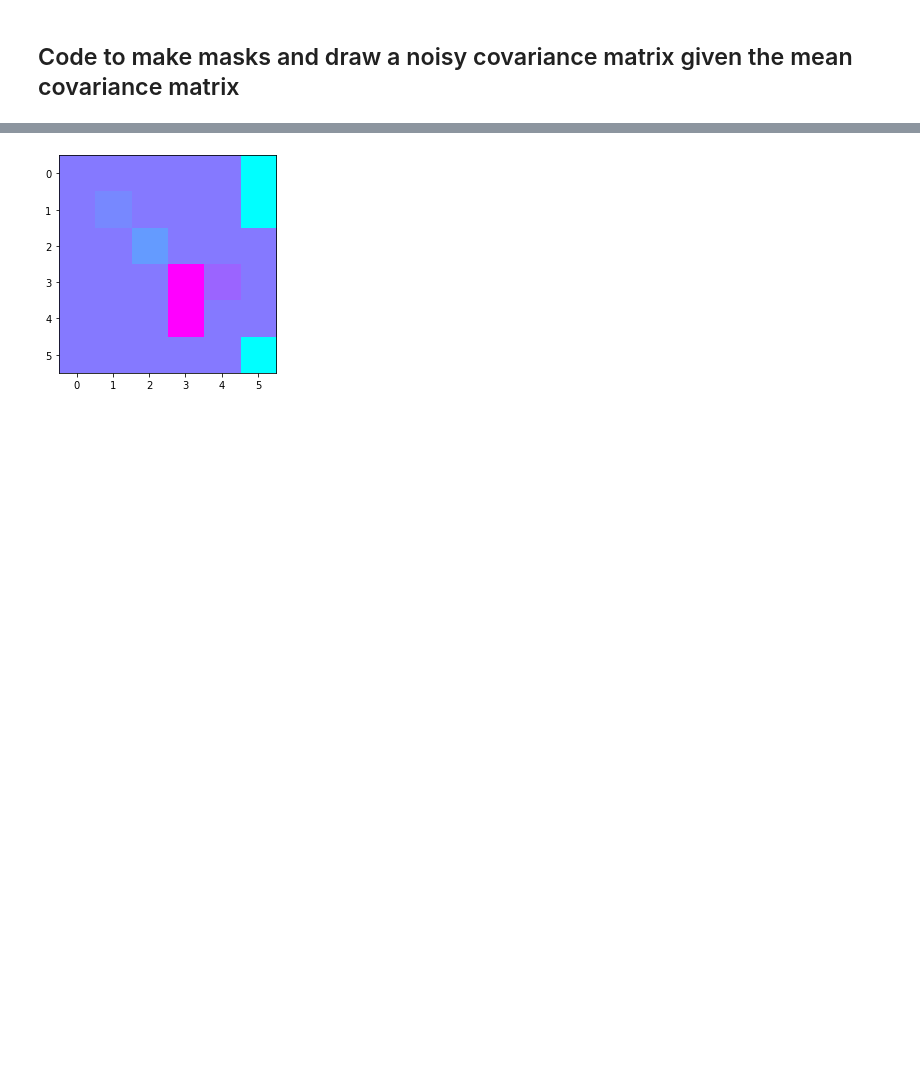
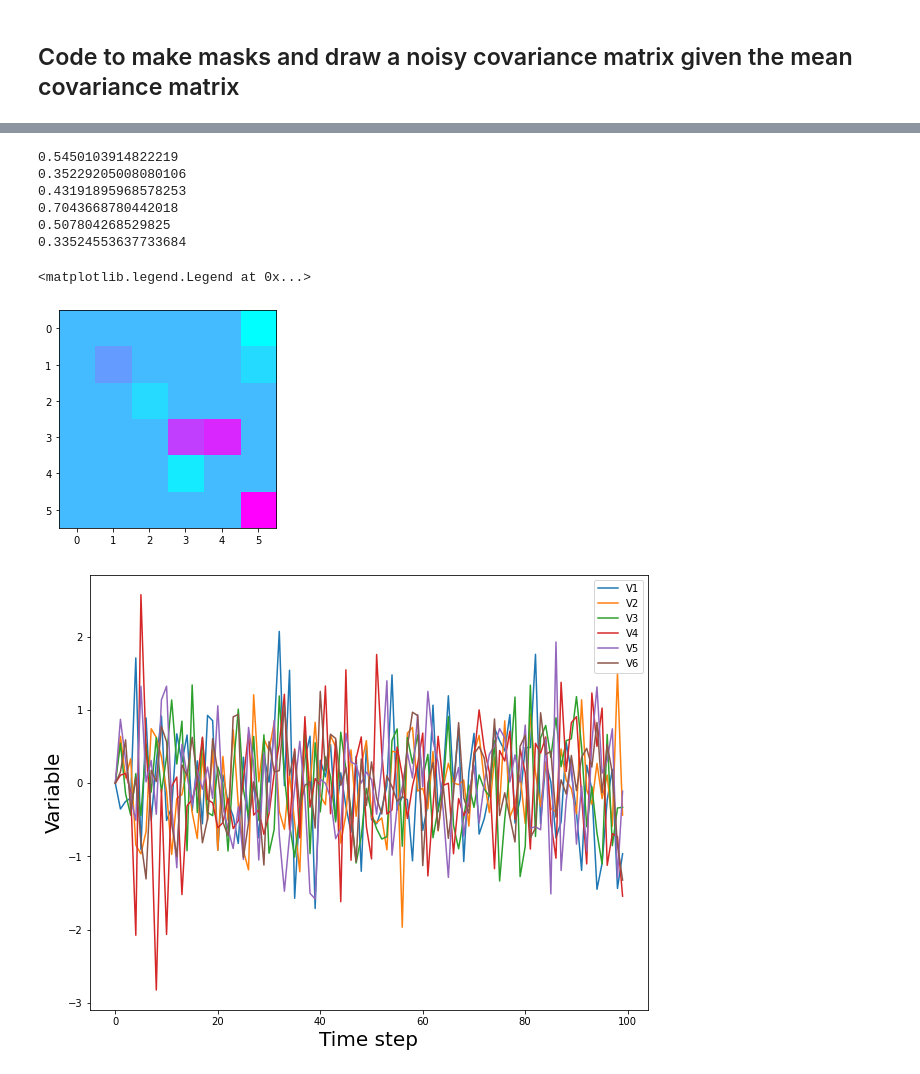
Before and after one commit to bangari-19/Collaborative-CIFAR-Project-, a Jupyter notebook: Module_Generation.ipynb, the cells around one changed output, grey strips where cells are left out. Drawn from its saved outputs; the diff is of its cells as text; code cells hidden in the pictures; blank space fills up the shorter version.

```diff
--- a/Module_Generation.ipynb
+++ b/Module_Generation.ipynb
@@ -77,11 +77,11 @@ for i in range(size):
 # %% [markdown]
 ### Plotting the covariance matrix structure
 # %%
-# cov = np.random.randn(size,size)# +np.eye(size)
+cov = np.random.randn(size,size)# +np.eye(size)
 # cov/=np.diag(cov)
 # cov*=0.05
-cov = np.ones((size,size)) #setting a covariance
-cov=np.eye(size)
+#cov = np.ones((size,size)) #setting a covariance
+#cov=np.eye(size)
 fig=plt.figure(10, figsize=(10,8))
 fig.patch.set_facecolor('white')
 plt.imshow(cov)
@@ -243,8 +254,8 @@ def generate_timeseries(start,len,amplitude, contempmat, contempcov, lagmat, lag
         #print(np.shape(np.matmul(samples[i-1,:], noisy_lagmat)), 'ylag*lagmat')
         #print(np.shape(np.matmul(np.matmul(samples[i-1,:], noisy_lagmat),np.linalg.inv(np.eye(size)-noisy_contempmat))))
         #print(np.matmul(samples[i-1,:], noisy_lagmat))
-        samples[i,:] = np.matmul(np.matmul(samples[i-1,:], noisy_lagmat)+np.random.multivariate_normal(np.zeros(size),measurecov),np.linalg.inv(np.eye(size)-noisy_contempmat))+start
-        #samples[i,:]+=np.random.multivariate_normal(np.zeros(size),measurecov) # adding additional measurement noise
+        samples[i,:] = np.matmul(np.matmul(samples[i-1,:], noisy_lagmat),np.linalg.inv(np.eye(size)-noisy_contempmat))+start
+        samples[i,:]+=np.random.multivariate_normal(np.zeros(size),measurecov) # adding additional measurement noise
 
     #clipping all to be within 0-5
 
@@ -256,8 +267,8 @@ def generate_timeseries(start,len,amplitude, contempmat, contempcov, lagmat, lag
     samples-=start
     return samples
 # %%
-amps=[0.1]
-amp_measured = 1
+amps=[0.05]
+amp_measured = 0.5
 
 for amp in amps:
     measurecov=amp_measured*np.eye(size)
@@ -290,18 +301,26 @@ amp=0.10, measured amp=1.00
 # %%
-amp=0.3
+amp=0.1
 #samples = generate_timeseries(np.array([1,1,1,1,1,1]),100, amp, A, cov, B, cov,1*np.eye(size))
 samples = generate_timeseries(np.array([1,1,1,1,1,1]),100, amp, A, cov, B, cov,measurecov)
 #plt.clf()
 
 
-# fig=plt.figure(3, figsize=(10,8))
-# fig.patch.set_facecolor('white')
-# for val in range(size):
-#     plt.plot(samples[:,val], label='V%i'%(val+1))
-#     print(np.var(samples[:,val]))
-# plt.xlabel('Time step', fontsize=20)
-# plt.ylabel('Variable', fontsize=20)
-# plt.legend(loc='best')
+fig=plt.figure(3, figsize=(10,8))
+fig.patch.set_facecolor('white')
+for val in range(size):
+    plt.plot(samples[:,val], label='V%i'%(val+1))
+    print(np.var(samples[:,val]))
+plt.xlabel('Time step', fontsize=20)
+plt.ylabel('Variable', fontsize=20)
+plt.legend(loc='best')
 # plt.savefig('samples_amplitude%1.1f_withmeasurecov1.png'%amp)
 # %% [output]
+0.5450103914822219
+0.35229205008080106
+0.43191895968578253
+0.7043668780442018
+0.507804268529825
+0.33524553637733684
+<matplotlib.legend.Legend at 0x...>
-[figure, old version]
+[figure, new version]
+[figure, added]
```
Also changed, not shown: parts of 11 cells of this notebook, 2 other files.
